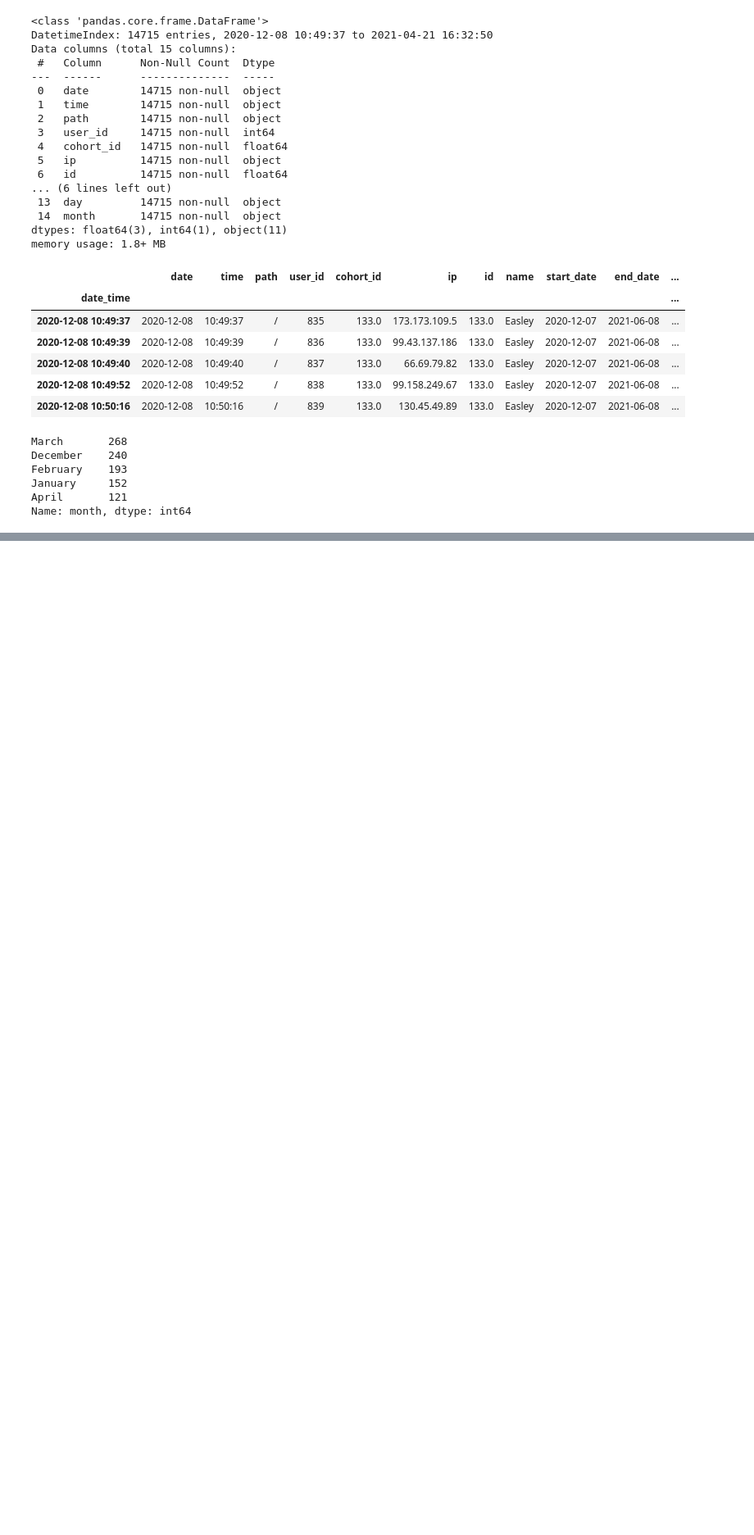
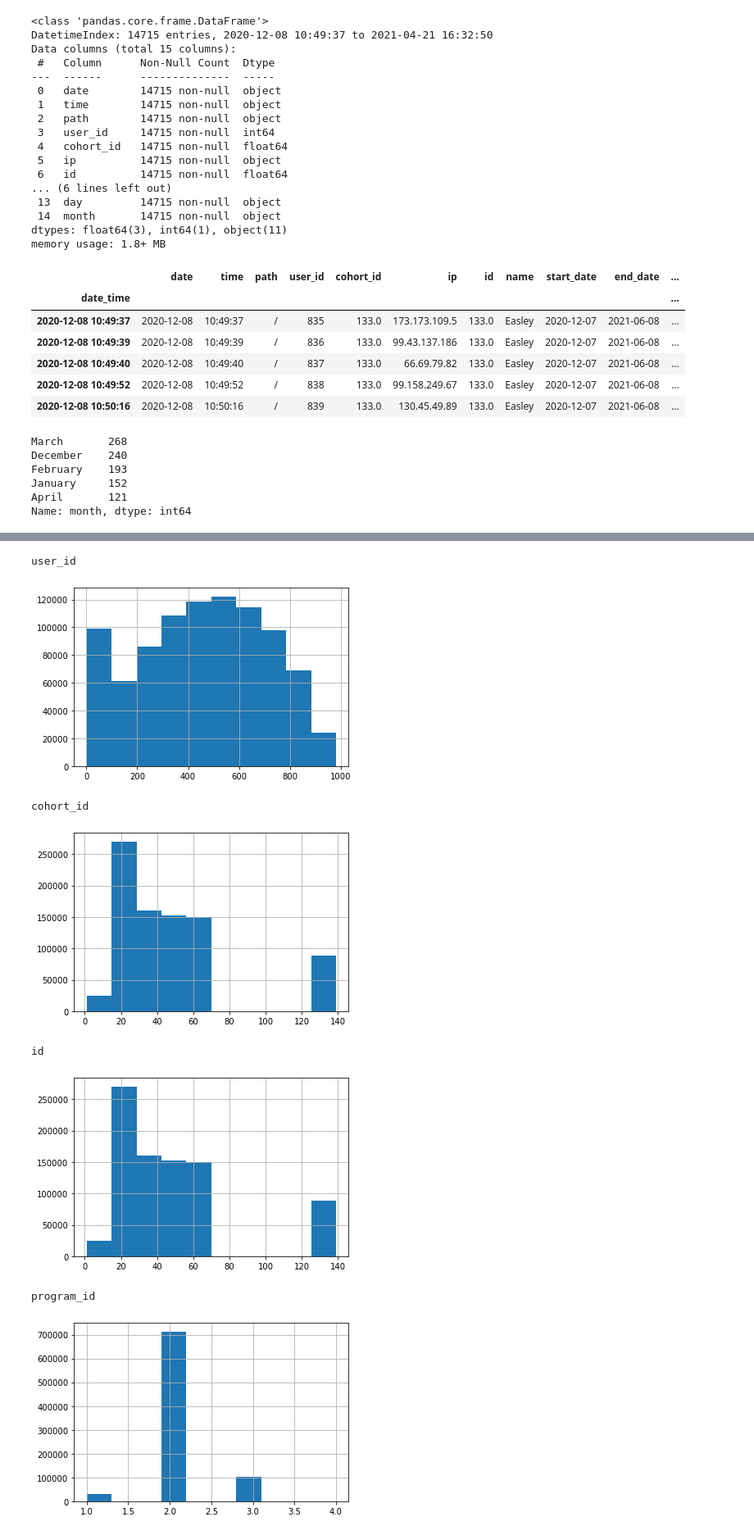
Before and after one commit to DBerchelmann/anomaly-detection-exercises, a Jupyter notebook: log_sandbox2.ipynb, the cells around one changed output, grey strips where cells are left out. Shown at 82% size. Cells and saved outputs as stored; diff of their text form; code cells hidden in the pictures; blank space fills up the shorter version.

```diff
--- a/log_sandbox2.ipynb
+++ b/log_sandbox2.ipynb
@@ -143 +143,16 @@ Zion       March        9261
 Name: month, Length: 440, dtype: int64
+# %%
+for col in df.columns:
+    if np.issubdtype(df[col].dtype, np.number):
+        df[col].hist()
+        print(col)
+        plt.show()
+# %% [output]
+user_id
+[figure, added]
+cohort_id
+[figure, added]
+id
+[figure, added]
+program_id
+[figure, added]
```
Also changed, not shown: parts of 6 cells of this notebook.
